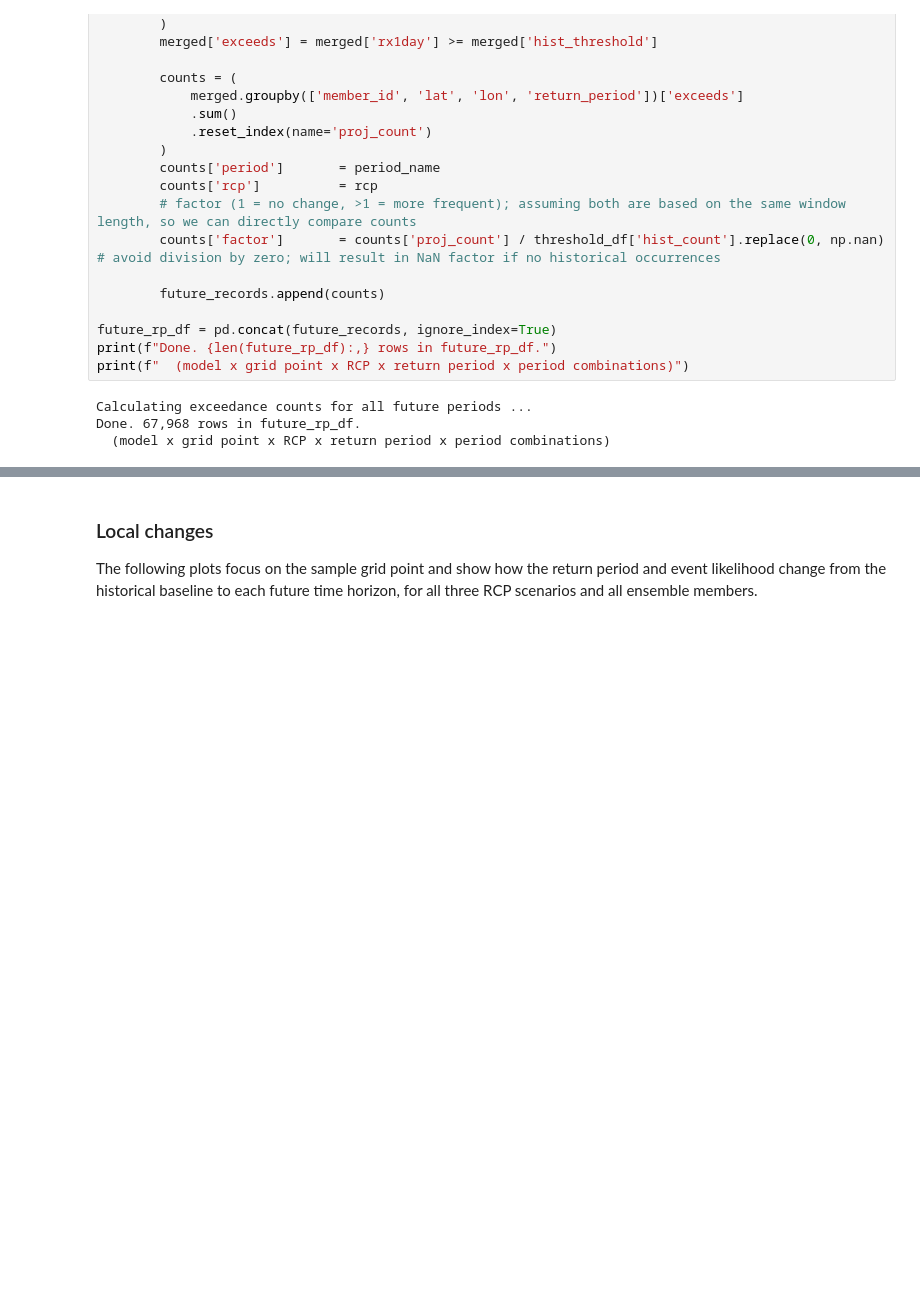
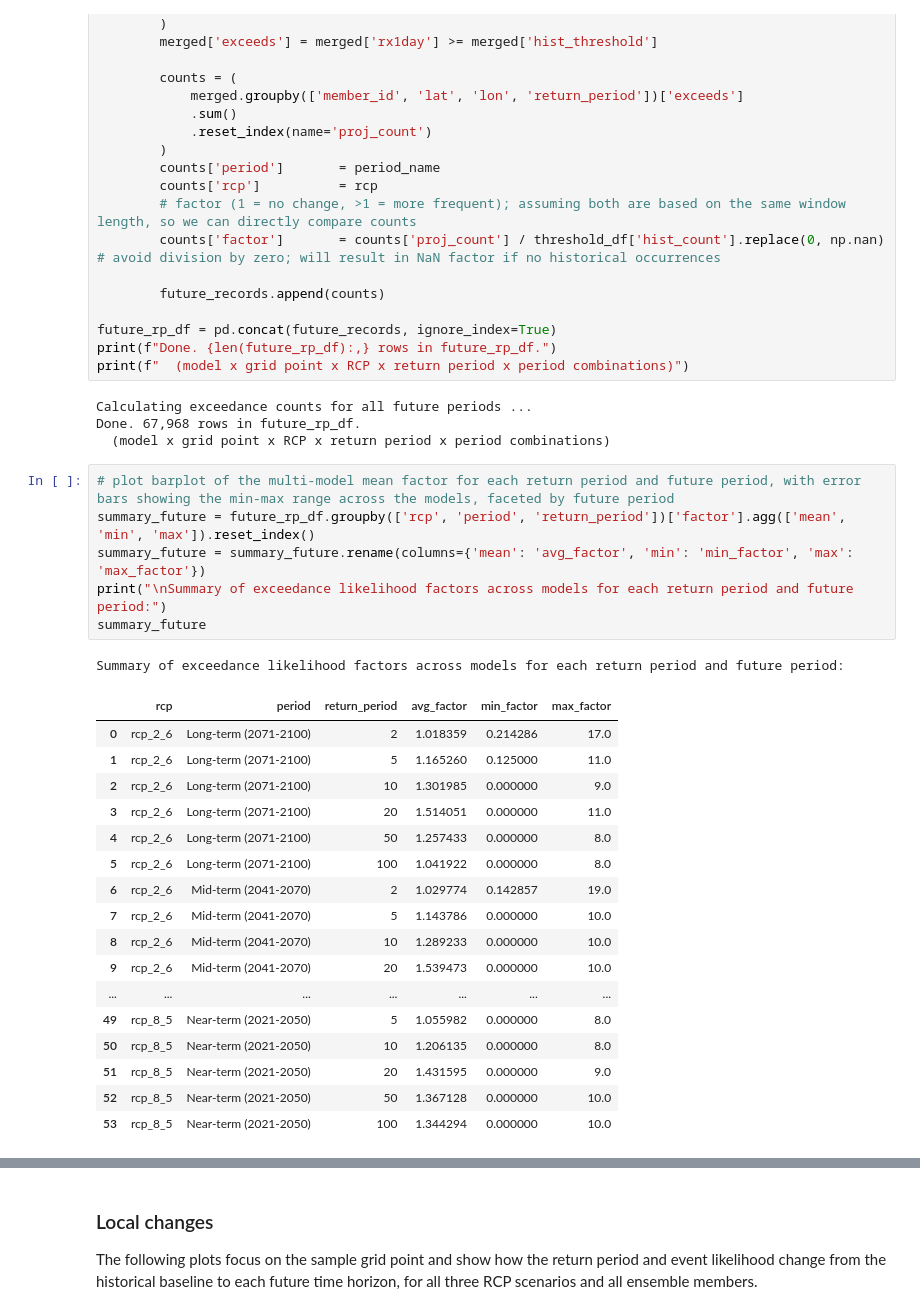
Before and after one commit to jkeune/extreme_precip_exposure, a Jupyter notebook: tutorials/changing_hazard.ipynb, the cells around one changed output, grey strips where cells are left out. Saved outputs shown, nothing was run; the diff lists cells and outputs as text; blank space fills up the shorter version.

```diff
--- a/tutorials/changing_hazard.ipynb
+++ b/tutorials/changing_hazard.ipynb
@@ -875,4 +885,29 @@ print(f"  (model x grid point x RCP x return period x period combinations)")
 Calculating exceedance counts for all future periods ...
 Done. 67,968 rows in future_rp_df.
   (model x grid point x RCP x return period x period combinations)
+# %%
+# plot barplot of the multi-model mean factor for each return period and future period, with error bars showing the min-max range across the models, faceted by future period
+summary_future = future_rp_df.groupby(['rcp', 'period', 'return_period'])['factor'].agg(['mean', 'min', 'max']).reset_index()
+summary_future = summary_future.rename(columns={'mean': 'avg_factor', 'min': 'min_factor', 'max': 'max_factor'})
+print("\nSummary of exceedance likelihood factors across models for each return period and future period:")
+summary_future
+# %% [output]
+Summary of exceedance likelihood factors across models for each return period and future period:
+|  | rcp | period | return_period | avg_factor | min_factor | max_factor |
+| 0 | rcp_2_6 | Long-term (2071-2100) | 2 | 1.018359 | 0.214286 | 17.0 |
+| 1 | rcp_2_6 | Long-term (2071-2100) | 5 | 1.165260 | 0.125000 | 11.0 |
+| 2 | rcp_2_6 | Long-term (2071-2100) | 10 | 1.301985 | 0.000000 | 9.0 |
+| 3 | rcp_2_6 | Long-term (2071-2100) | 20 | 1.514051 | 0.000000 | 11.0 |
+| 4 | rcp_2_6 | Long-term (2071-2100) | 50 | 1.257433 | 0.000000 | 8.0 |
+| 5 | rcp_2_6 | Long-term (2071-2100) | 100 | 1.041922 | 0.000000 | 8.0 |
+| 6 | rcp_2_6 | Mid-term (2041-2070) | 2 | 1.029774 | 0.142857 | 19.0 |
+| 7 | rcp_2_6 | Mid-term (2041-2070) | 5 | 1.143786 | 0.000000 | 10.0 |
+| 8 | rcp_2_6 | Mid-term (2041-2070) | 10 | 1.289233 | 0.000000 | 10.0 |
+| 9 | rcp_2_6 | Mid-term (2041-2070) | 20 | 1.539473 | 0.000000 | 10.0 |
+| ... | ... | ... | ... | ... | ... | ... |
+| 49 | rcp_8_5 | Near-term (2021-2050) | 5 | 1.055982 | 0.000000 | 8.0 |
+| 50 | rcp_8_5 | Near-term (2021-2050) | 10 | 1.206135 | 0.000000 | 8.0 |
+| 51 | rcp_8_5 | Near-term (2021-2050) | 20 | 1.431595 | 0.000000 | 9.0 |
+| 52 | rcp_8_5 | Near-term (2021-2050) | 50 | 1.367128 | 0.000000 | 10.0 |
+| 53 | rcp_8_5 | Near-term (2021-2050) | 100 | 1.344294 | 0.000000 | 10.0 |
 # %%
```
Also changed, not shown: parts of 5 cells of this notebook.
